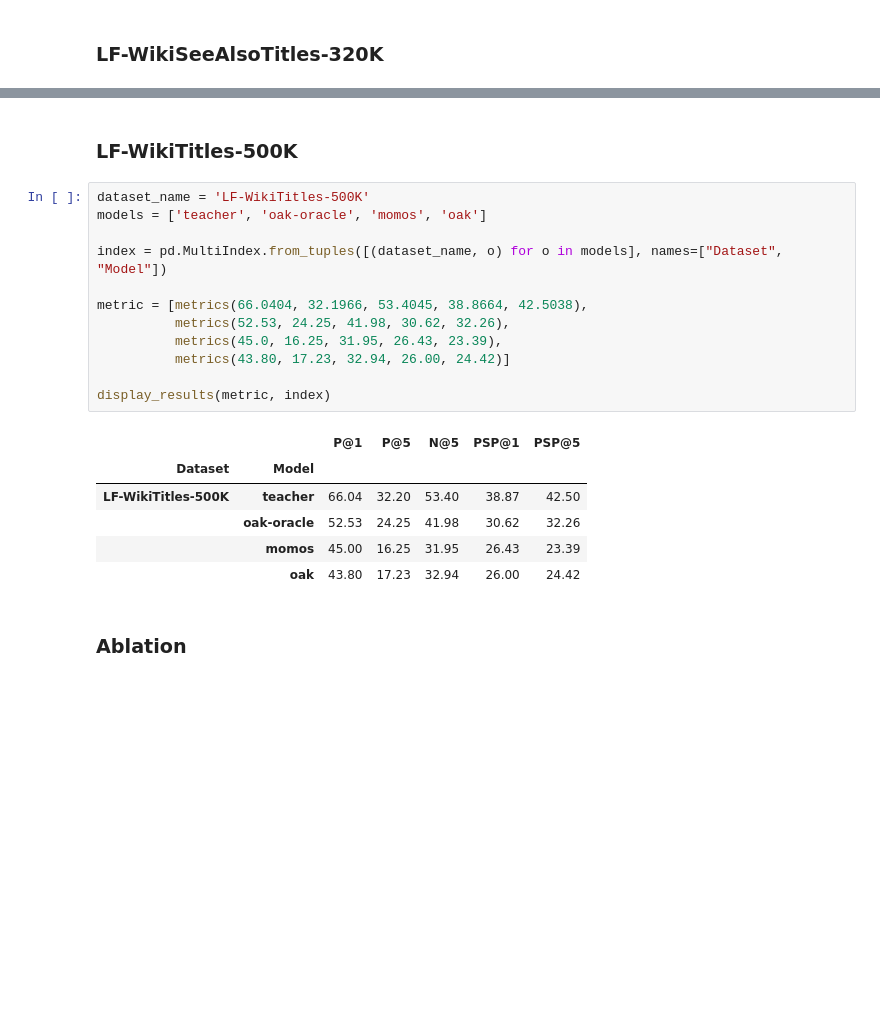
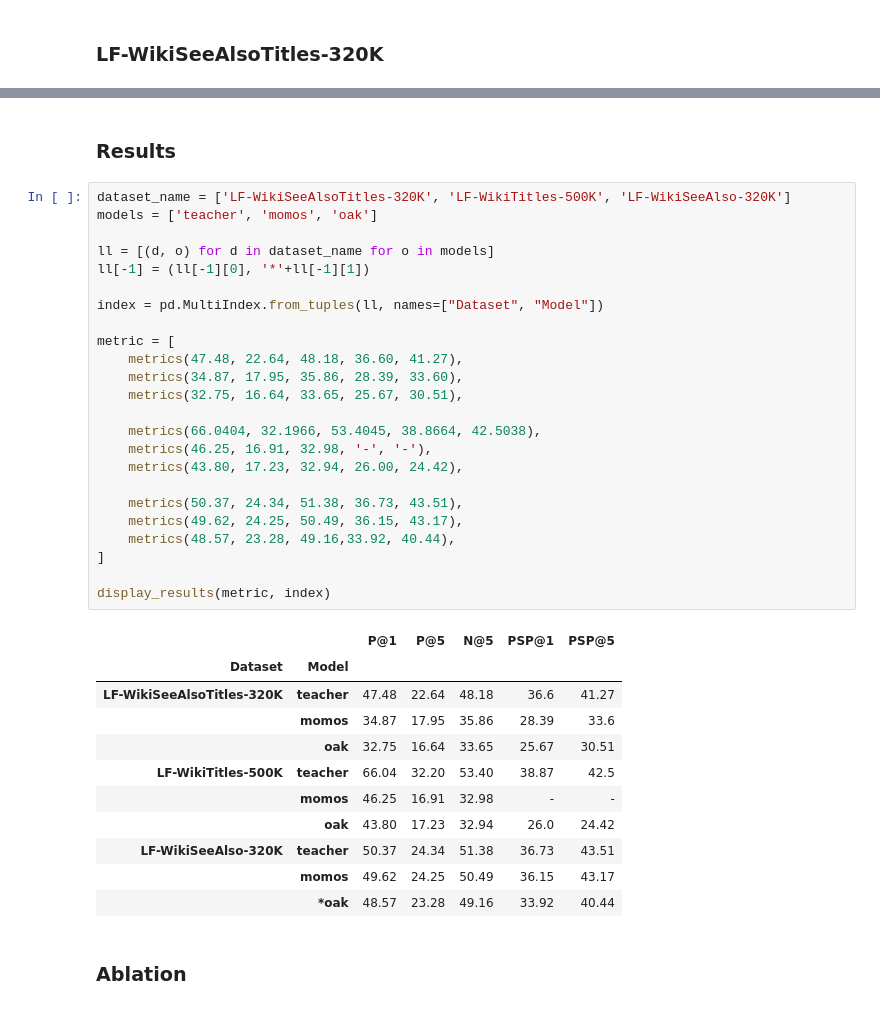
Before and after one commit to suchith720/medic, a Jupyter notebook: nbs/21_experiment-summary.ipynb, the cells around one changed output, grey strips where cells are left out. Drawn from its saved outputs; the diff is of its cells as text; blank space fills up the shorter version.

```diff
--- a/nbs/21_experiment-summary.ipynb
+++ b/nbs/21_experiment-summary.ipynb
@@ -132,25 +247,42 @@ display_results(metric, index)
 |  | oak | 32.75 | 16.64 | 33.65 | 25.67 | 30.51 |
 # %% [markdown]
-### LF-WikiTitles-500K
+### Results
 # %%
-dataset_name = 'LF-WikiTitles-500K'
-models = ['teacher', 'oak-oracle', 'momos', 'oak']
+dataset_name = ['LF-WikiSeeAlsoTitles-320K', 'LF-WikiTitles-500K', 'LF-WikiSeeAlso-320K']
+models = ['teacher', 'momos', 'oak']
 
-index = pd.MultiIndex.from_tuples([(dataset_name, o) for o in models], names=["Dataset", "Model"])
+ll = [(d, o) for d in dataset_name for o in models]
+ll[-1] = (ll[-1][0], '*'+ll[-1][1])
 
-metric = [metrics(66.0404, 32.1966, 53.4045, 38.8664, 42.5038),
-          metrics(52.53, 24.25, 41.98, 30.62, 32.26),
-          metrics(45.0, 16.25, 31.95, 26.43, 23.39),
-          metrics(43.80, 17.23, 32.94, 26.00, 24.42)]
+index = pd.MultiIndex.from_tuples(ll, names=["Dataset", "Model"])
+
+metric = [
+    metrics(47.48, 22.64, 48.18, 36.60, 41.27),
+    metrics(34.87, 17.95, 35.86, 28.39, 33.60),
+    metrics(32.75, 16.64, 33.65, 25.67, 30.51),
+
+    metrics(66.0404, 32.1966, 53.4045, 38.8664, 42.5038),
+    metrics(46.25, 16.91, 32.98, '-', '-'),
+    metrics(43.80, 17.23, 32.94, 26.00, 24.42),
+
+    metrics(50.37, 24.34, 51.38, 36.73, 43.51),
+    metrics(49.62, 24.25, 50.49, 36.15, 43.17),
+    metrics(48.57, 23.28, 49.16,33.92, 40.44),
+]
 
 display_results(metric, index)
 # %% [output]
 |  |  | P@1 | P@5 | N@5 | PSP@1 | PSP@5 |
 | Dataset | Model |  |  |  |  |  |
-| LF-WikiTitles-500K | teacher | 66.04 | 32.20 | 53.40 | 38.87 | 42.50 |
-|  | oak-oracle | 52.53 | 24.25 | 41.98 | 30.62 | 32.26 |
-|  | momos | 45.00 | 16.25 | 31.95 | 26.43 | 23.39 |
-|  | oak | 43.80 | 17.23 | 32.94 | 26.00 | 24.42 |
+| LF-WikiSeeAlsoTitles-320K | teacher | 47.48 | 22.64 | 48.18 | 36.6 | 41.27 |
+|  | momos | 34.87 | 17.95 | 35.86 | 28.39 | 33.6 |
+|  | oak | 32.75 | 16.64 | 33.65 | 25.67 | 30.51 |
+| LF-WikiTitles-500K | teacher | 66.04 | 32.20 | 53.40 | 38.87 | 42.5 |
+|  | momos | 46.25 | 16.91 | 32.98 | - | - |
+|  | oak | 43.80 | 17.23 | 32.94 | 26.0 | 24.42 |
+| LF-WikiSeeAlso-320K | teacher | 50.37 | 24.34 | 51.38 | 36.73 | 43.51 |
+|  | momos | 49.62 | 24.25 | 50.49 | 36.15 | 43.17 |
+|  | *oak | 48.57 | 23.28 | 49.16 | 33.92 | 40.44 |
 # %% [markdown]
 ### Ablation
 # %%
```
Also changed, not shown: parts of 25 cells of this notebook, 4 other files.
